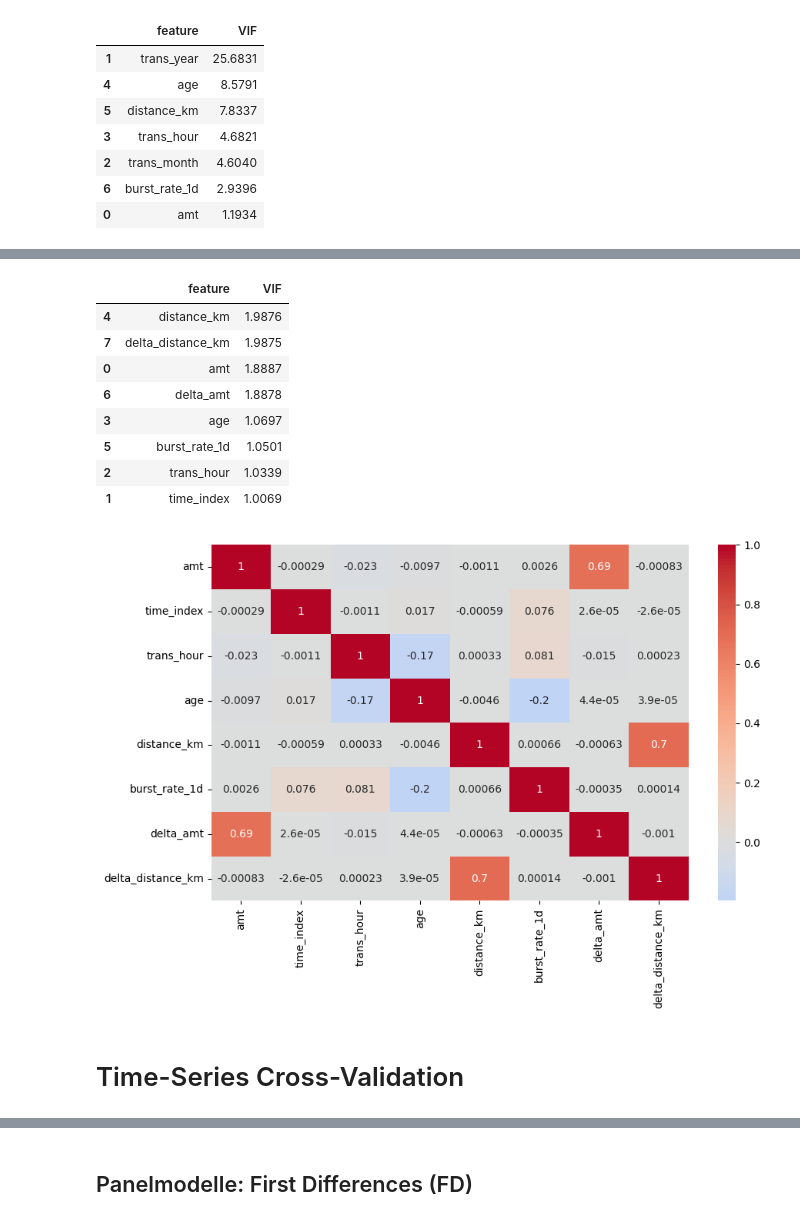
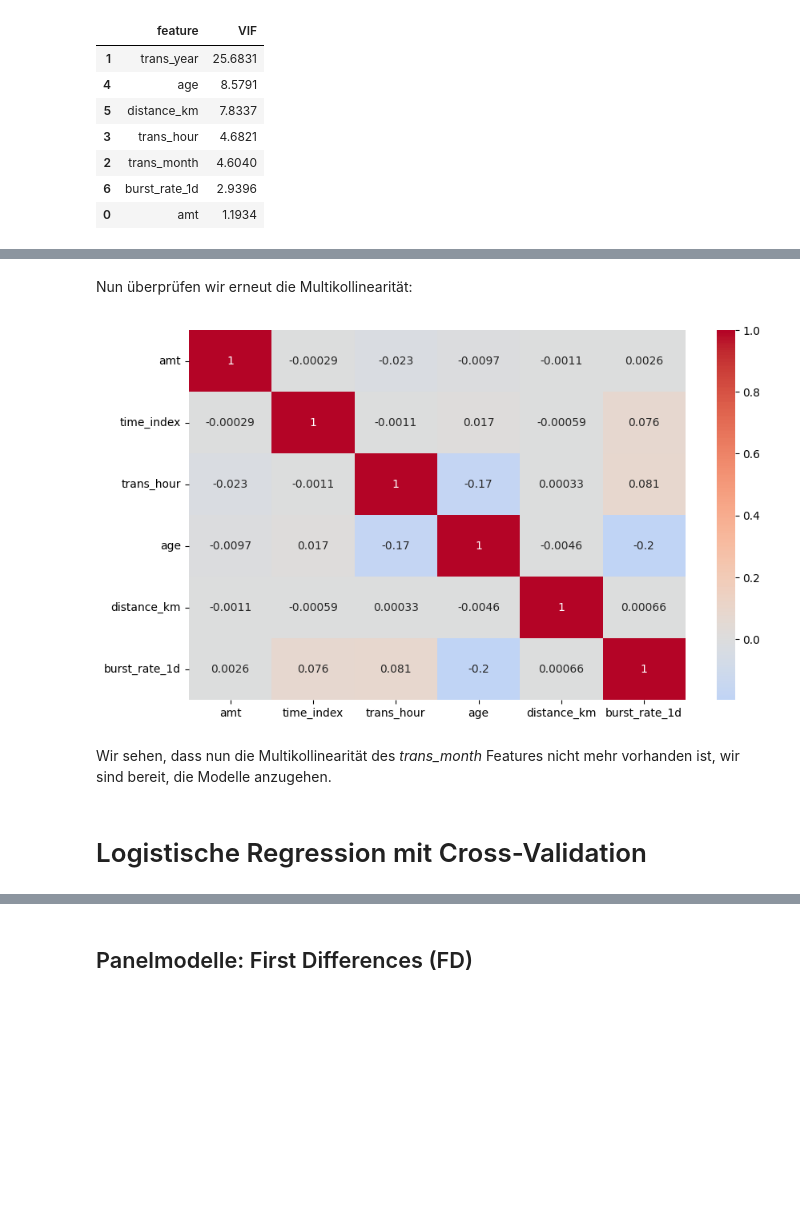
Before and after one commit to philethaler/Statistik-Datenbank, a Jupyter notebook: Analyse_11.ipynb, the cells around one changed output, grey strips where cells are left out. Saved outputs shown, nothing was run; the diff lists cells and outputs as text; code cells hidden in the pictures; blank space fills up the shorter version.

```diff
--- a/Analyse_11.ipynb
+++ b/Analyse_11.ipynb
@@ -304,4 +298,8 @@ vif_df
 # %%
 # Entwickeln eines kombinierten Zeitindexs für trans_year und trans_month
 X["time_index"] = X["trans_year"] * 12 + X["trans_month"]
-X.drop(columns=["trans_year","trans_month"])
+X.drop(columns=["trans_year","trans_month"],inplace=True)
+
+# Selbe Aktion für feature dataframe
+features["time_index"] = features["trans_year"] * 12 + features["trans_month"]
+features.drop(columns=["trans_year","trans_month"],inplace=True)
@@ -322,34 +306,16 @@ X.drop(columns=["trans_year","trans_month"])
+# %% [markdown]
+Nun überprüfen wir erneut die Multikollinearität:
 # %%
-numeric_features = ["amt", "time_index", "trans_hour", "age","distance_km","burst_rate_1d",'delta_amt','delta_distance_km']
-
-# StandardScaler direkt auf die neuen numerischen Features fitten
-scaler = StandardScaler()
-X_numeric_scaled = scaler.fit_transform(X[numeric_features])
-
-# In DataFrame zurückwandeln
-X_numeric_scaled_df = pd.DataFrame(X_numeric_scaled, columns=numeric_features, index=X.index)
-
-# VIF berechnen
-vif_df = pd.DataFrame()
-vif_df["feature"] = numeric_features
-vif_df["VIF"] = [variance_inflation_factor(X_numeric_scaled, i) for i in range(X_numeric_scaled.shape[1])]
-vif_df = vif_df.sort_values("VIF", ascending=False)
-display(vif_df)
+numeric_features = ["amt", "time_index", "trans_hour", "age","distance_km","burst_rate_1d"]
+X_for_corr = X[numeric_features]
 
 # Korrelation der standardisierten Features
-corr_scaled = X_numeric_scaled_df.corr()
-sns.heatmap(corr_scaled, cmap="coolwarm", center=0, annot=True)
+corr_new = X_for_corr.corr()
+sns.heatmap(corr_new, cmap="coolwarm", center=0, annot=True)
 plt.show()
 # %% [output]
-|  | feature | VIF |
-| 4 | distance_km | 1.9876 |
-| 7 | delta_distance_km | 1.9875 |
-| 0 | amt | 1.8887 |
-| 6 | delta_amt | 1.8878 |
-| 3 | age | 1.0697 |
-| 5 | burst_rate_1d | 1.0501 |
-| 2 | trans_hour | 1.0339 |
-| 1 | time_index | 1.0069 |
-[figure, old version]
+[figure, new version]
+# %% [markdown]
+Wir sehen, dass nun die Multikollinearität des *trans_month* Features nicht mehr vorhanden ist, wir sind bereit, die Modelle anzugehen.
 # %% [markdown]
-# Time-Series Cross-Validation
+# Logistische Regression mit Cross-Validation
```
Also changed, not shown: parts of 22 cells of this notebook.
